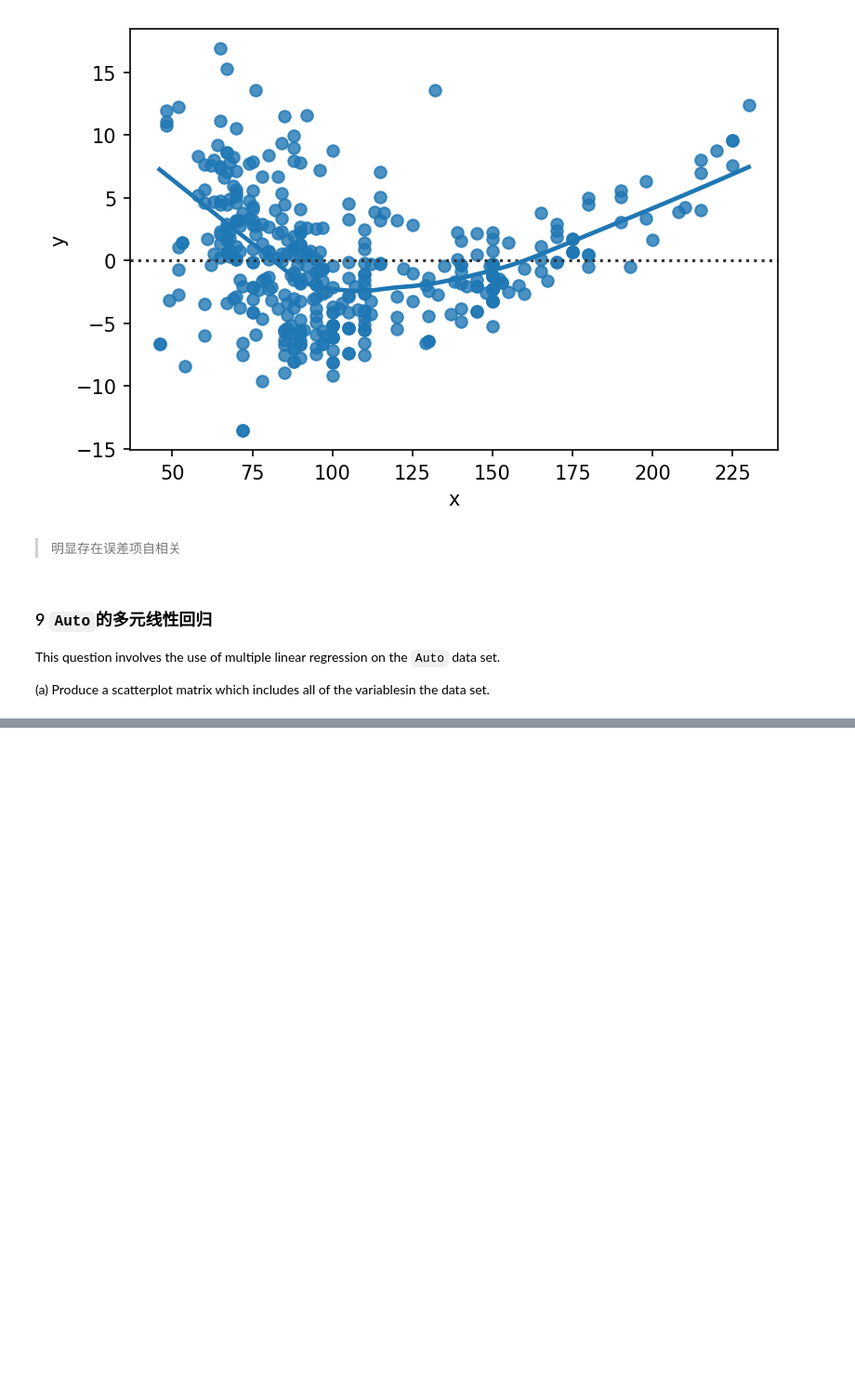
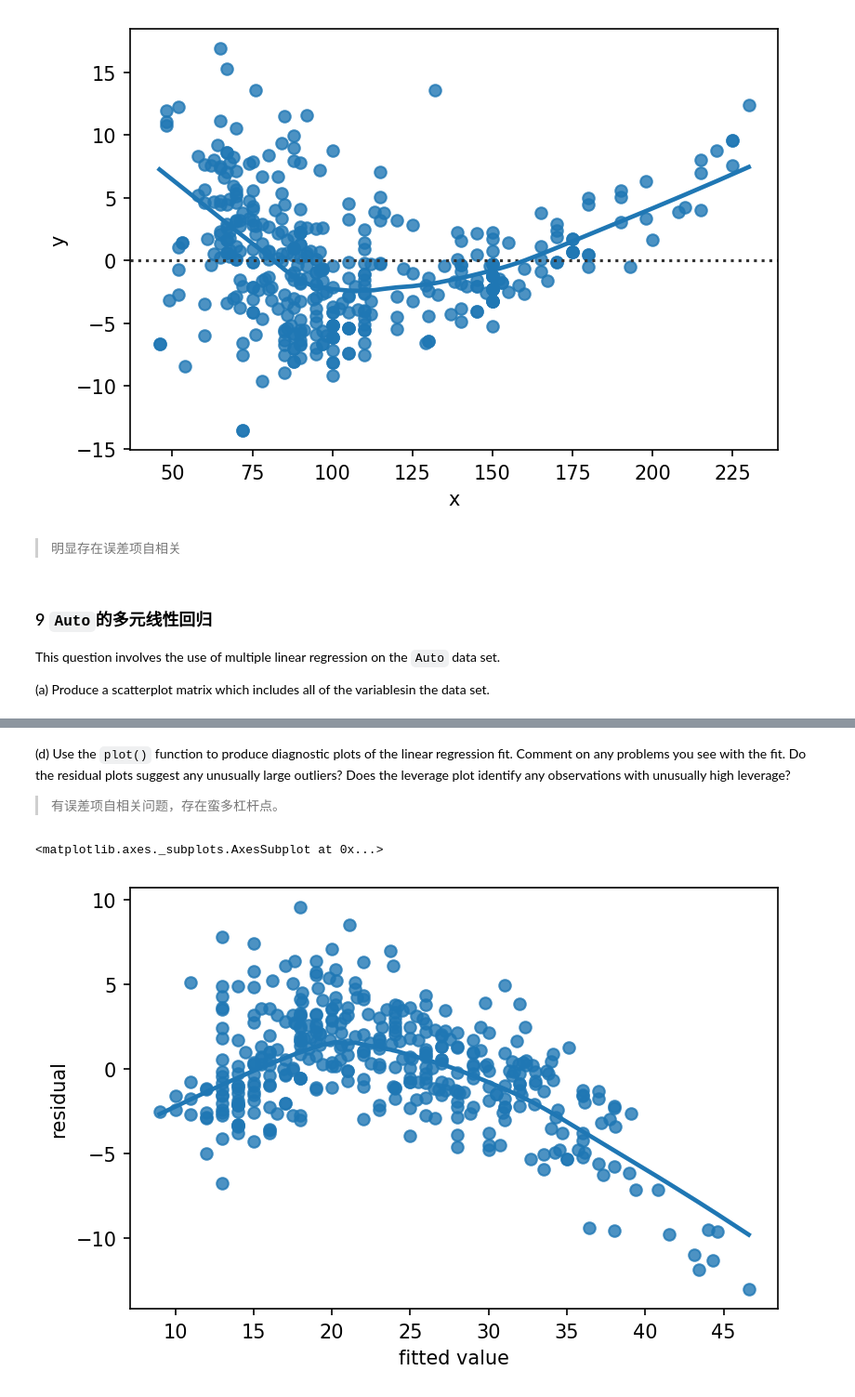
Before and after one commit to threecifanggen/data-science-learning, a Jupyter notebook: an_introduction_to_statistical_learning/chapter_3.ipynb, the cells around one changed output, grey strips where cells are left out. Shown at 93% size. Drawn from its saved outputs; the diff is of its cells as text; code cells hidden in the pictures; blank space fills up the shorter version.

```diff
--- a/an_introduction_to_statistical_learning/chapter_3.ipynb
+++ b/an_introduction_to_statistical_learning/chapter_3.ipynb
@@ -122,0 +155,8 @@ sns.pairplot(auto_ols_df)
+# %%
+X_columns = [name for name in auto_ols_df.columns if name not in {'name', 'mpg'}]
+
+auto_all_features_ols_model = api.OLS(
+    auto_ols_df['mpg'],
+    api.add_constant(auto_ols_df[X_columns].values)
+    ).fit()
+auto_all_features_ols_model.summary()
@@ -122,0 +191,20 @@ sns.pairplot(auto_ols_df)
+# %% [markdown]
+(d) Use the `plot()` function to produce diagnostic plots of the linear regression fit. Comment on any problems you see with the fit. Do the residual plots suggest any unusually large outliers? Does the leverage plot identify any observations with unusually high leverage?
+
+> 有误差项自相关问题，存在蛮多杠杆点。
+# %%
+y_pred = auto_all_features_ols_model.predict(
+    api.add_constant(auto_ols_df[X_columns].values)
+)
+
+reg_df = pd.DataFrame(
+    {
+        "fitted value": auto_ols_df['mpg'],
+        'residual': (y_pred - auto_ols_df['mpg'])
+    }
+)
+
+sns.regplot("fitted value", "residual", reg_df, lowess=True)
+# %% [output]
+<matplotlib.axes._subplots.AxesSubplot at 0x...>
+[figure, added]
```
Also changed, not shown: parts of 10 cells of this notebook, 1 other file.
